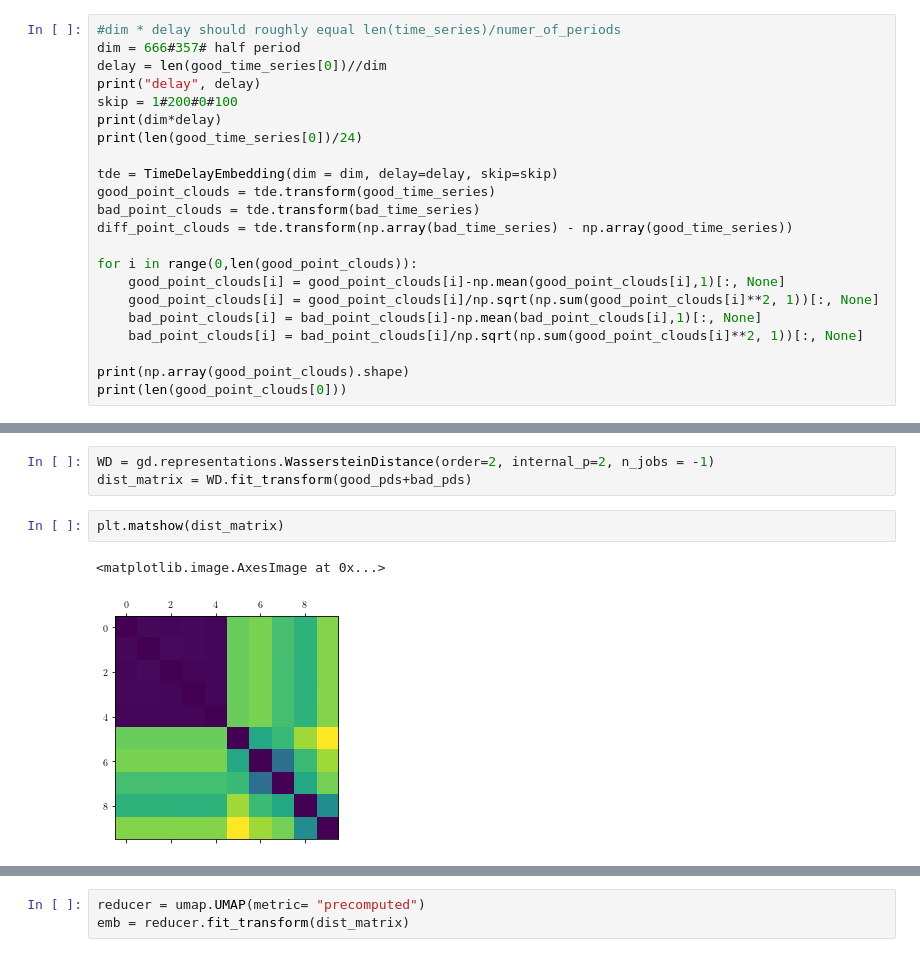
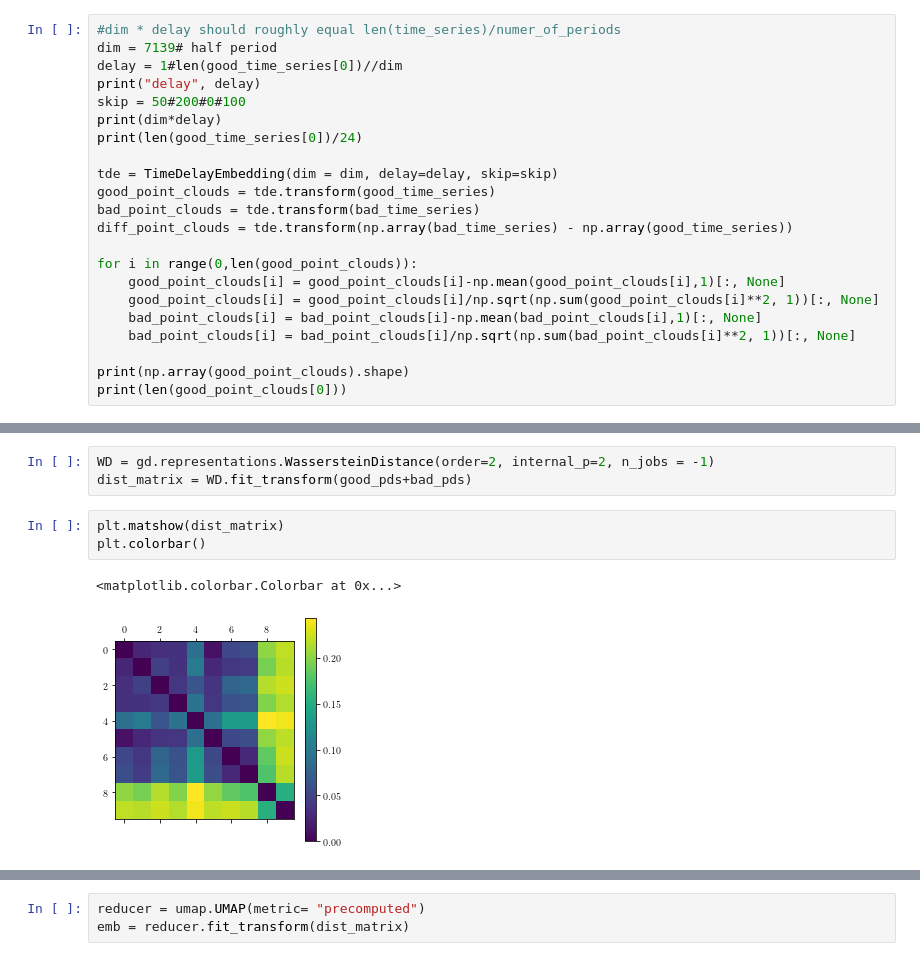
Before and after one commit to nihell/MachineSignalProcessing, a Jupyter notebook: data1_SWE.ipynb, the cells around one changed output, grey strips where cells are left out. Cells and saved outputs as stored; diff of their text form.

```diff
--- a/data1_SWE.ipynb
+++ b/data1_SWE.ipynb
@@ -62,10 +62,10 @@ Concretely, using $dim =4, delay = 5, skip = 6$, we map the sequence
 $$(x_1, x_2, x_3, x_4, x_5, x_6, \ldots)\mapsto ((x_1, x_6, x_{11}, x_{16}), (x_7,x_{12}, x_{17},x_{22}),(x_{13},x_{18},x_{23},x_{28})).$$
 # %%
 #dim * delay should roughly equal len(time_series)/numer_of_periods
-dim = 666#357# half period
-delay = len(good_time_series[0])//dim
+dim = 7139# half period
+delay = 1#len(good_time_series[0])//dim
 print("delay", delay)
-skip = 1#200#0#100
+skip = 50#200#0#100
 print(dim*delay)
 print(len(good_time_series[0])/24)
 
@@ -78,7 +78,7 @@ for i in range(0,len(good_point_clouds)):
     good_point_clouds[i] = good_point_clouds[i]-np.mean(good_point_clouds[i],1)[:, None]
     good_point_clouds[i] = good_point_clouds[i]/np.sqrt(np.sum(good_point_clouds[i]**2, 1))[:, None]
     bad_point_clouds[i] = bad_point_clouds[i]-np.mean(bad_point_clouds[i],1)[:, None]
-    bad_point_clouds[i] = bad_point_clouds[i]/np.sqrt(np.sum(good_point_clouds[i]**2, 1))[:, None]
+    bad_point_clouds[i] = bad_point_clouds[i]/np.sqrt(np.sum(bad_point_clouds[i]**2, 1))[:, None]
 
 print(np.array(good_point_clouds).shape)
 print(len(good_point_clouds[0]))
@@ -212,9 +216,10 @@ WD = gd.representations.WassersteinDistance(order=2, internal_p=2, n_jobs = -1)
 dist_matrix = WD.fit_transform(good_pds+bad_pds)
 # %%
 plt.matshow(dist_matrix)
+plt.colorbar()
 # %% [output]
-<matplotlib.image.AxesImage at 0x...>
+<matplotlib.colorbar.Colorbar at 0x...>
-[figure, old version]
+[figure, new version]
 # %%
 mds = MDS(n_components=2, metric = "precomputed")
 emb =mds.fit_transform(dist_matrix)
```
Also changed, not shown: parts of 13 cells of this notebook, 58 other files.
